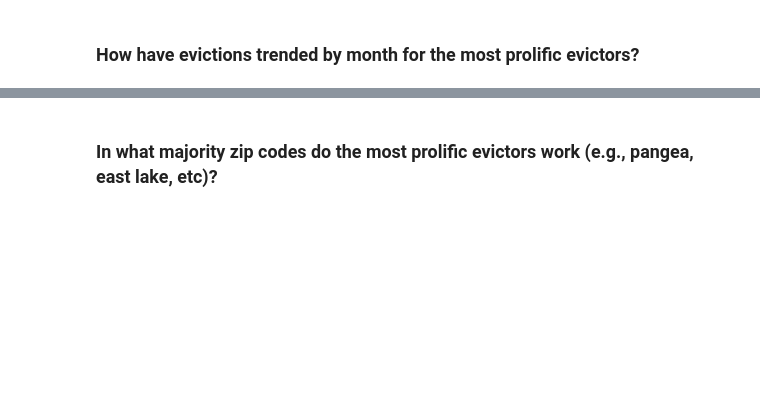
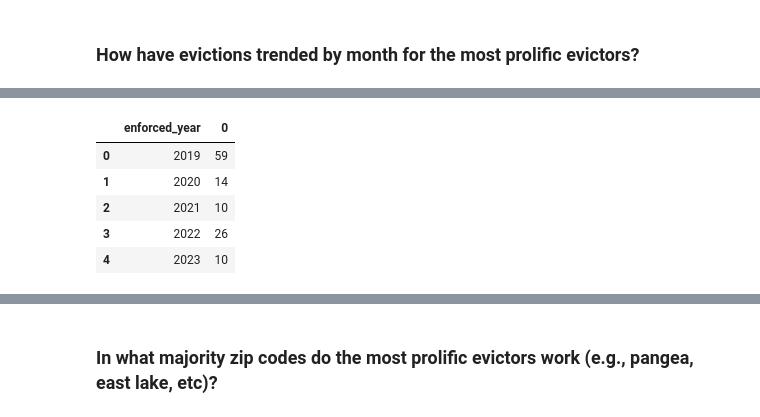
Before and after one commit to amyq96/stories, a Jupyter notebook: evictions/evictions-analysis-2.ipynb, the cells around one changed output, grey strips where cells are left out. Cells and saved outputs as stored; diff of their text form; code cells hidden in the pictures; blank space fills up the shorter version.

```diff
--- a/evictions/evictions-analysis-2.ipynb
+++ b/evictions/evictions-analysis-2.ipynb
@@ -1262,0 +1333,9 @@ df[(df['enforced_month_year'] == '08/2021') & (df['prolific_plaintiffs'] == 'Pan
+# %%
+df[df['prolific_plaintiffs'] == 'Deutsche Bank National Trust'].groupby('enforced_year').size().reset_index()
+# %% [output]
+|  | enforced_year | 0 |
+| 0 | 2019 | 59 |
+| 1 | 2020 | 14 |
+| 2 | 2021 | 10 |
+| 3 | 2022 | 26 |
+| 4 | 2023 | 10 |
```
Also changed, not shown: parts of 31 cells of this notebook, 1 other file.
